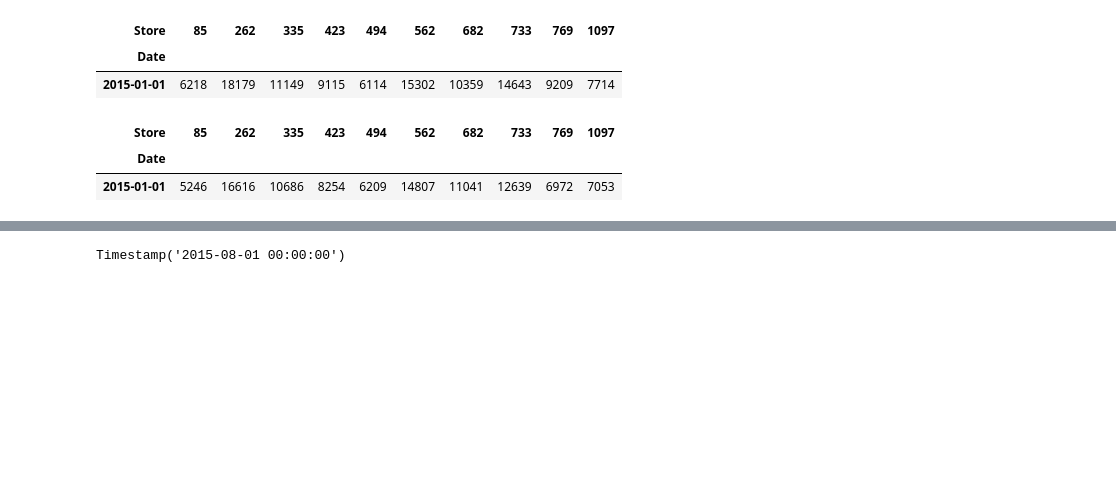
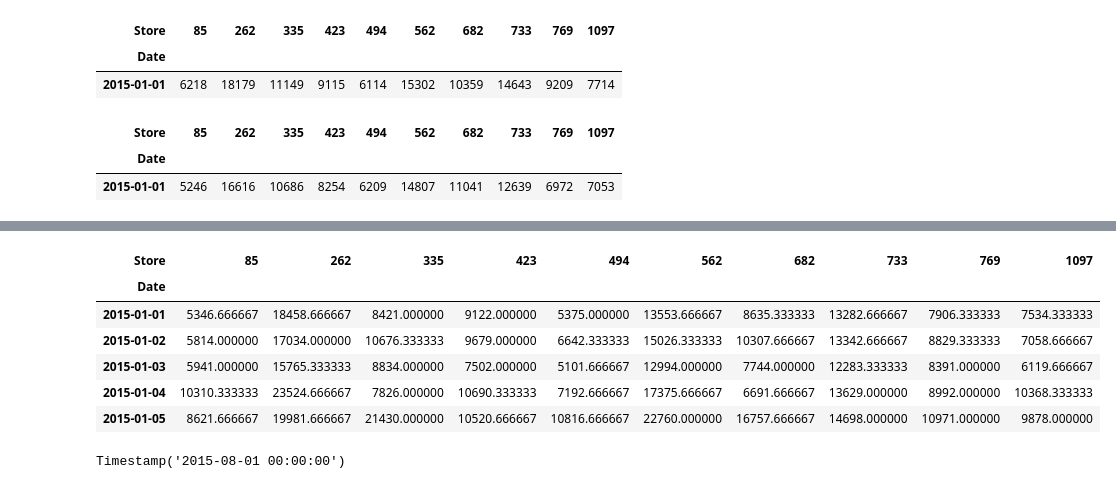
Before and after one commit to tbackes/kaggle-rossman, a Jupyter notebook: TimeSeriesForecasting.ipynb, the cells around one changed output, grey strips where cells are left out. Cells and saved outputs as stored; diff of their text form; code cells hidden in the pictures; blank space fills up the shorter version.

Commit message:
Cleaned up daily_mean()

```diff
--- a/TimeSeriesForecasting.ipynb
+++ b/TimeSeriesForecasting.ipynb
@@ -44,5 +36,6 @@ train.describe()
 # %%
-def daily_mean(train, years, yr_target, lag_days=364):
+# Keeping potential util functions in this cell
+def daily_mean(train, years=None, yr_target=None, lag=None):
     '''
     Computes avg daily sales across all years provided. User-specified lag
     period defines the length of seasonality to account for when calculating the mean.
@@ -50,19 +43,25 @@ def daily_mean(train, years, yr_target, lag_days=364):
     INPUT:
     train - dataframe of data, with cols 'Sales', 'Date', 'Store'
     years - list of years over which the mean should be calculated
-    yr_target - int, calendar year of desired output dataframe
+    yr_target - int, calendar year of desired output
     lag_days - int, number of days to lag when shifting between each year
-               this field ensures that we're calculating the mean across equivalent weekdays
-               for the year specified by yr_target
+               this field ensures that we're calculating the mean across
+               equivalent weekdays for the year specified by yr_target
 
     For each year:
-        Shift date index to 2015, using 364 day lag
+        Shift date index to yr_target (2015), using 364 day lag
         Create pivot table from shifted data (shifted Date x Store)
         Add to dict
     Convert to panel data structure (Year x shifted Date x Store)
     Calculate mean over year index (returns mean for 'same' weekday from each year)
     '''
-    lag = lag_days
+    if years is None:
+        years = [2013, 2014, 2015]
+    if yr_target is None:
+        yr_target = 2015
+    if lag is None:
+        lag = 364
+
     panel_dict = dict.fromkeys(years)
 
     train_copy = train.loc[:,['Sales','Date','Store']].set_index('Date')
@@ -72,7 +71,7 @@ def daily_mean(train, years, yr_target, lag_days=364):
         # Shift date forward to match the forecast year:
         # Each year should actually be shifted by 364 days to ensure that the
         # equivalent weekday is preserved. DOES NOT ACCOUNT FOR LEAP YEARS
-        temp = train_copy.shift(lag, pd.datetools.day)
+        temp = train_copy.shift((yr_target - yr) * lag, pd.datetools.day)
 
 
         # Add to dictionary as pivot table of Sales (shifted Date x store)
@@ -293,3 +292,13 @@ display(panel_yrly[2013].head(1) )
+# %%
+daily_mean(train).head()
+# %% [output]
+| Store | 85 | 262 | 335 | 423 | 494 | 562 | 682 | 733 | 769 | 1097 |
+| Date |  |  |  |  |  |  |  |  |  |  |
+| 2015-01-01 | 5346.666667 | 18458.666667 | 8421.000000 | 9122.000000 | 5375.000000 | 13553.666667 | 8635.333333 | 13282.666667 | 7906.333333 | 7534.333333 |
+| 2015-01-02 | 5814.000000 | 17034.000000 | 10676.333333 | 9679.000000 | 6642.333333 | 15026.333333 | 10307.666667 | 13342.666667 | 8829.333333 | 7058.666667 |
+| 2015-01-03 | 5941.000000 | 15765.333333 | 8834.000000 | 7502.000000 | 5101.666667 | 12994.000000 | 7744.000000 | 12283.333333 | 8391.000000 | 6119.666667 |
+| 2015-01-04 | 10310.333333 | 23524.666667 | 7826.000000 | 10690.333333 | 7192.666667 | 17375.666667 | 6691.666667 | 13629.000000 | 8992.000000 | 10368.333333 |
+| 2015-01-05 | 8621.666667 | 19981.666667 | 21430.000000 | 10520.666667 | 10816.666667 | 22760.000000 | 16757.666667 | 14698.000000 | 10971.000000 | 9878.000000 |
 # %%
 (train.Date + np.timedelta64(364,'D')).iloc[3630]
 # %% [output]
```
Also changed, not shown: parts of 5 cells of this notebook.
